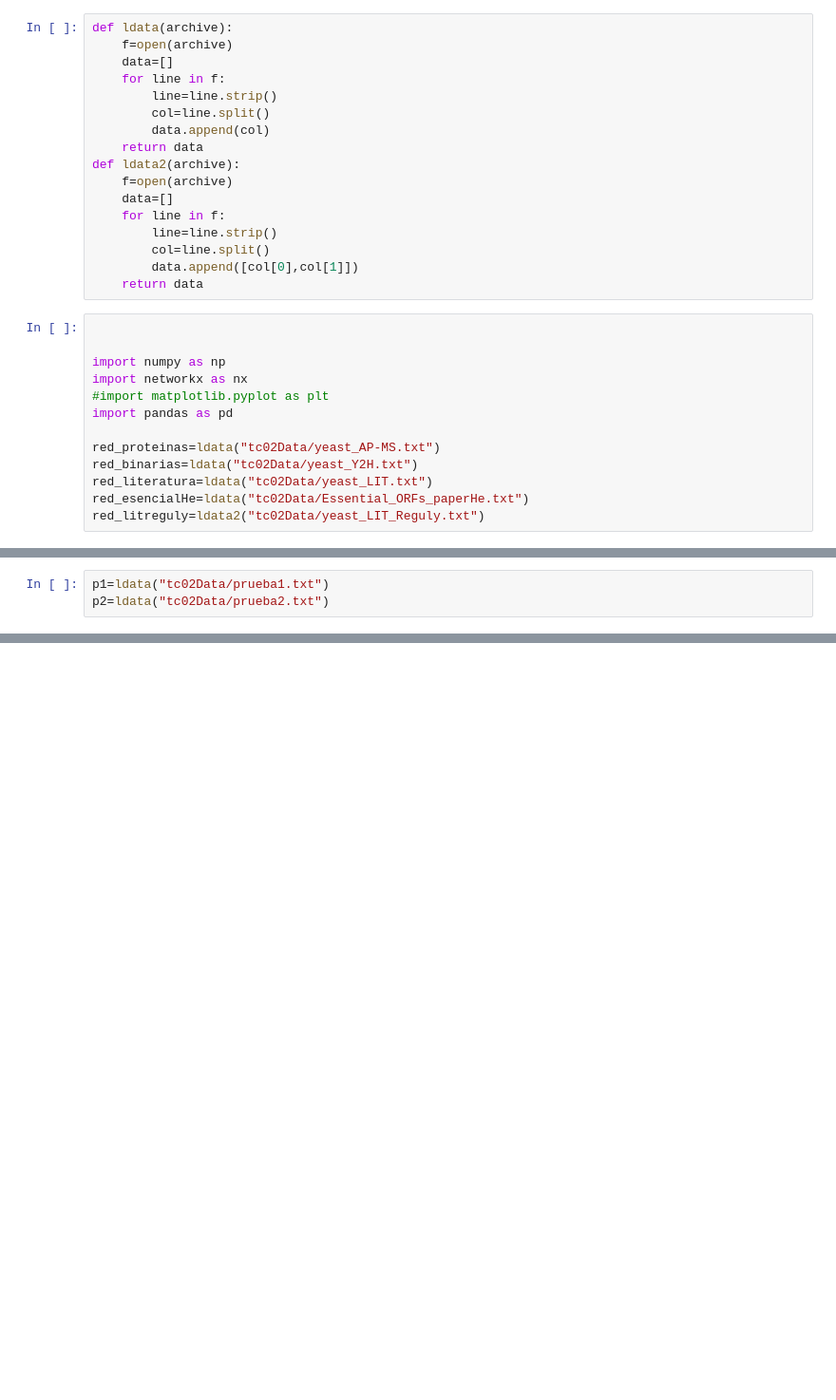
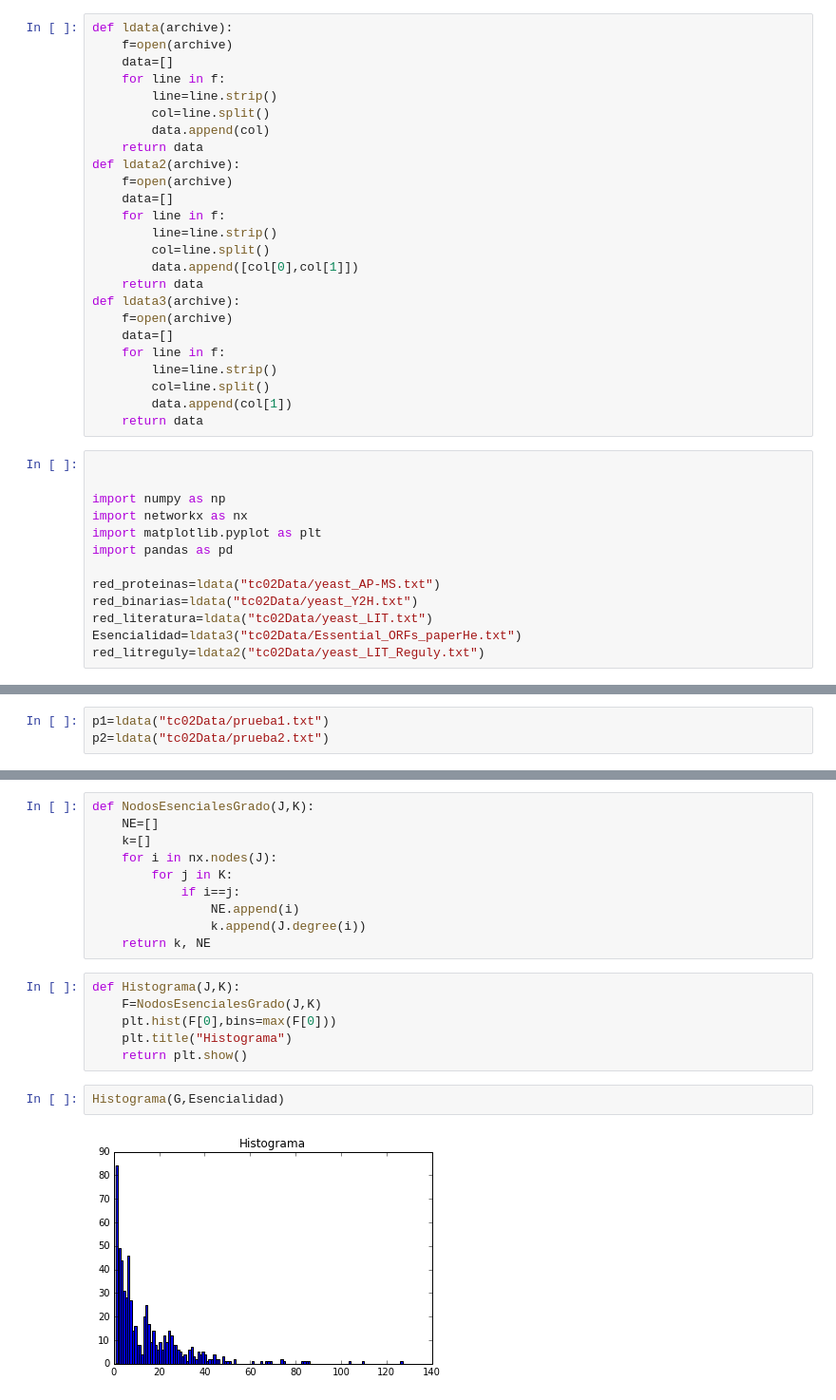
Before and after one commit to vms10/tp2, a Jupyter notebook: tp2.ipynb, the cells around one changed output, grey strips where cells are left out. Shown: that part at 95% size. Saved outputs shown, nothing was run; the diff lists cells and outputs as text; blank space fills up the shorter version.

```diff
--- a/tp2.ipynb
+++ b/tp2.ipynb
@@ -15,16 +15,24 @@ def ldata2(archive):
         col=line.split()
         data.append([col[0],col[1]])
     return data
+def ldata3(archive):
+    f=open(archive)
+    data=[]
+    for line in f:
+        line=line.strip()
+        col=line.split()
+        data.append(col[1])
+    return data
 # %%
 
 
 import numpy as np
 import networkx as nx
-#import matplotlib.pyplot as plt
+import matplotlib.pyplot as plt
 import pandas as pd
 
 red_proteinas=ldata("tc02Data/yeast_AP-MS.txt")
 red_binarias=ldata("tc02Data/yeast_Y2H.txt")
 red_literatura=ldata("tc02Data/yeast_LIT.txt")
-red_esencialHe=ldata("tc02Data/Essential_ORFs_paperHe.txt")
+Esencialidad=ldata3("tc02Data/Essential_ORFs_paperHe.txt")
 red_litreguly=ldata2("tc02Data/yeast_LIT_Reguly.txt")
@@ -84,0 +91,20 @@ overlap(p1, p2)
+# %%
+def NodosEsencialesGrado(J,K):
+    NE=[]
+    k=[]
+    for i in nx.nodes(J):
+        for j in K:
+            if i==j:
+                NE.append(i)
+                k.append(J.degree(i))
+    return k, NE
+# %%
+def Histograma(J,K):
+    F=NodosEsencialesGrado(J,K)
+    plt.hist(F[0],bins=max(F[0]))
+    plt.title("Histograma")
+    return plt.show()
+# %%
+Histograma(G,Esencialidad)
+# %% [output]
+[figure, added]
```
Also changed, not shown: parts of 10 cells of this notebook.
